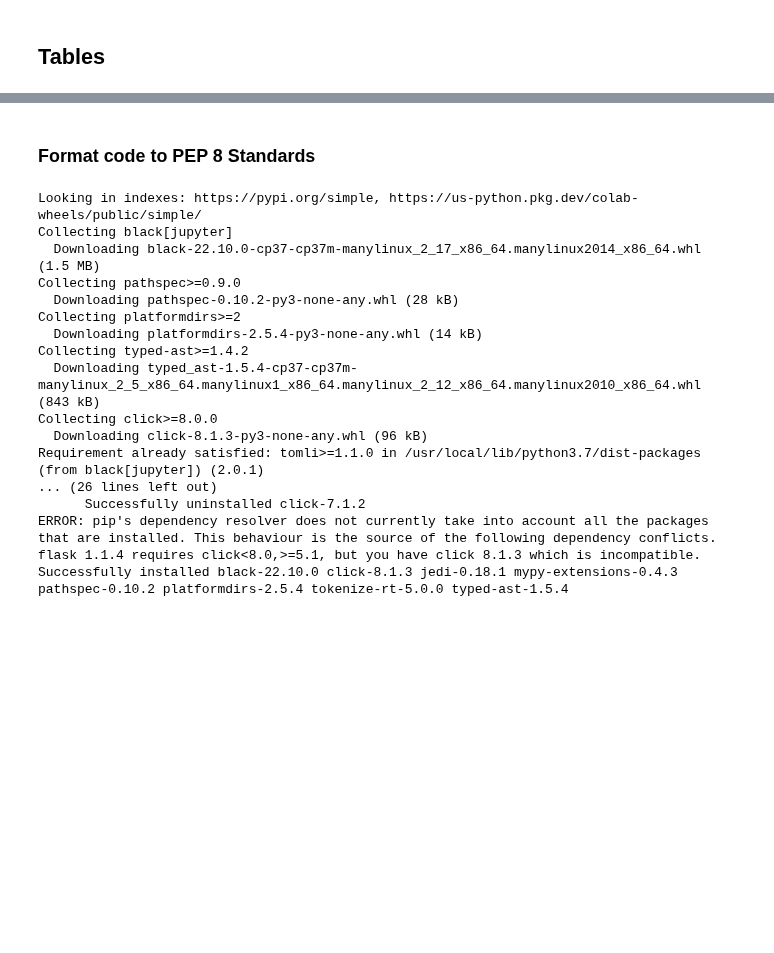
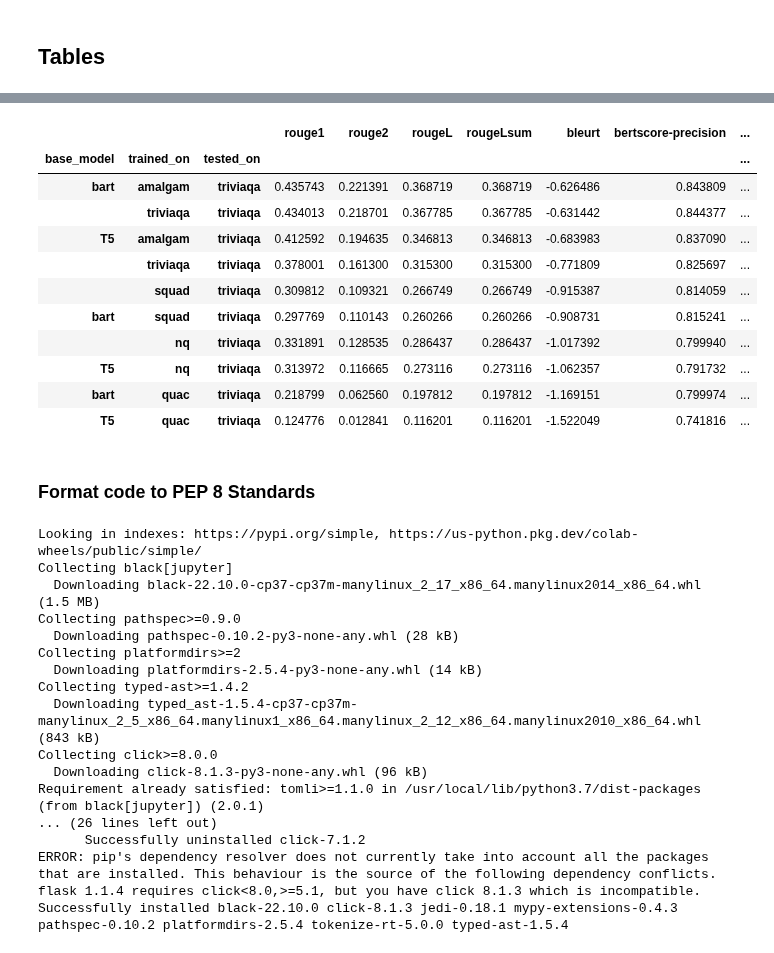
Before and after one commit to jeanlucjackson/w266_NLP_final_project, a Jupyter notebook: code/sandboxes/BB/prediction_text_analysis.ipynb, the cells around one changed output, grey strips where cells are left out. Drawn from its saved outputs; the diff is of its cells as text; code cells hidden in the pictures; blank space fills up the shorter version.

```diff
--- a/code/sandboxes/BB/prediction_text_analysis.ipynb
+++ b/code/sandboxes/BB/prediction_text_analysis.ipynb
@@ -442,3 +524,21 @@ fig.show()
+# %%
+# Tested on TriviaQA
+triviaqa_df = evaluation_db_df[evaluation_db_df['tested_on'] == 'triviaqa'].groupby(['base_model', 'trained_on', 'tested_on']).mean().sort_values(by=['bertscore-f1'], ascending=False)
+
+triviaqa_df
+# %% [output]
+|  |  |  | rouge1 | rouge2 | rougeL | rougeLsum | bleurt | bertscore-precision | ... |
+| base_model | trained_on | tested_on |  |  |  |  |  |  | ... |
+| bart | amalgam | triviaqa | 0.435743 | 0.221391 | 0.368719 | 0.368719 | -0.626486 | 0.843809 | ... |
+|  | triviaqa | triviaqa | 0.434013 | 0.218701 | 0.367785 | 0.367785 | -0.631442 | 0.844377 | ... |
+| T5 | amalgam | triviaqa | 0.412592 | 0.194635 | 0.346813 | 0.346813 | -0.683983 | 0.837090 | ... |
+|  | triviaqa | triviaqa | 0.378001 | 0.161300 | 0.315300 | 0.315300 | -0.771809 | 0.825697 | ... |
+|  | squad | triviaqa | 0.309812 | 0.109321 | 0.266749 | 0.266749 | -0.915387 | 0.814059 | ... |
+| bart | squad | triviaqa | 0.297769 | 0.110143 | 0.260266 | 0.260266 | -0.908731 | 0.815241 | ... |
+|  | nq | triviaqa | 0.331891 | 0.128535 | 0.286437 | 0.286437 | -1.017392 | 0.799940 | ... |
+| T5 | nq | triviaqa | 0.313972 | 0.116665 | 0.273116 | 0.273116 | -1.062357 | 0.791732 | ... |
+| bart | quac | triviaqa | 0.218799 | 0.062560 | 0.197812 | 0.197812 | -1.169151 | 0.799974 | ... |
+| T5 | quac | triviaqa | 0.124776 | 0.012841 | 0.116201 | 0.116201 | -1.522049 | 0.741816 | ... |
 # %% [markdown]
 ### Format code to PEP 8 Standards
 # %%
```
Also changed, not shown: parts of 10 cells of this notebook.
